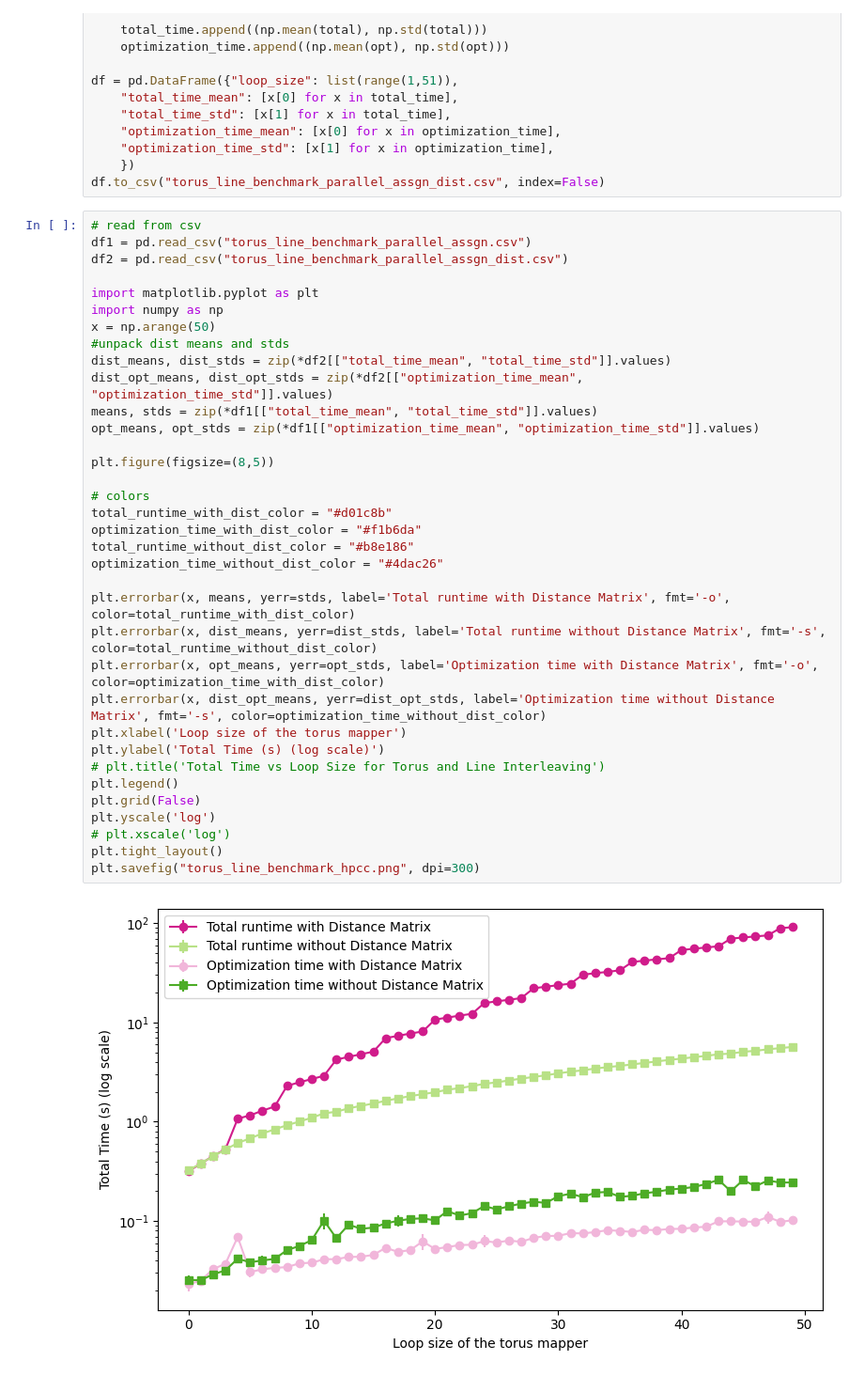
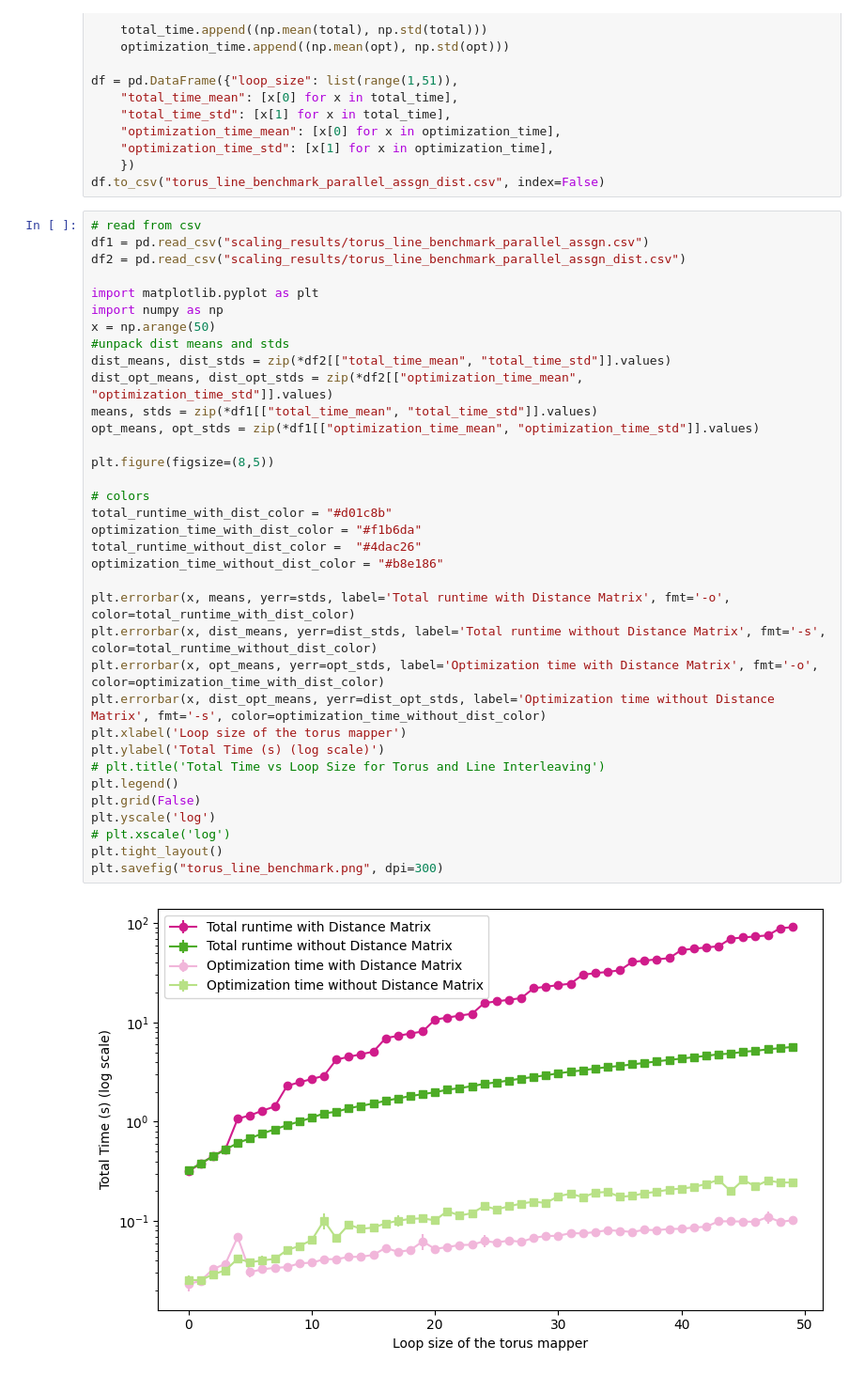
Before and after one commit to ishikaghosh2201/Mapper-Loss-Computation, a Jupyter notebook: torus_line.ipynb, the cells around one changed output. Shown: that part at 94% size. Cells and saved outputs as stored; diff of their text form.

Commit message:
changes in plot color

```diff
--- a/torus_line.ipynb
+++ b/torus_line.ipynb
@@ -108,38 +108,38 @@ df = pd.DataFrame({"loop_size": list(range(1,51)),
 df.to_csv("torus_line_benchmark_parallel_assgn_dist.csv", index=False)
 # %%
 # read from csv
-df1 = pd.read_csv("torus_line_benchmark_parallel_assgn.csv")
-df2 = pd.read_csv("torus_line_benchmark_parallel_assgn_dist.csv")
+df1 = pd.read_csv("scaling_results/torus_line_benchmark_parallel_assgn.csv")
+df2 = pd.read_csv("scaling_results/torus_line_benchmark_parallel_assgn_dist.csv")
 
 import matplotlib.pyplot as plt
 import numpy as np
 x = np.arange(50)
 #unpack dist means and stds
 dist_means, dist_stds = zip(*df2[["total_time_mean", "total_time_std"]].values)
 dist_opt_means, dist_opt_stds = zip(*df2[["optimization_time_mean", "optimization_time_std"]].values)
 means, stds = zip(*df1[["total_time_mean", "total_time_std"]].values)
 opt_means, opt_stds = zip(*df1[["optimization_time_mean", "optimization_time_std"]].values)
 
 plt.figure(figsize=(8,5))
 
 # colors
 total_runtime_with_dist_color = "#d01c8b"
 optimization_time_with_dist_color = "#f1b6da"
-total_runtime_without_dist_color = "#b8e186"
-optimization_time_without_dist_color = "#4dac26"
+total_runtime_without_dist_color =  "#4dac26"
+optimization_time_without_dist_color = "#b8e186"
 
 plt.errorbar(x, means, yerr=stds, label='Total runtime with Distance Matrix', fmt='-o', color=total_runtime_with_dist_color)
 plt.errorbar(x, dist_means, yerr=dist_stds, label='Total runtime without Distance Matrix', fmt='-s', color=total_runtime_without_dist_color)
 plt.errorbar(x, opt_means, yerr=opt_stds, label='Optimization time with Distance Matrix', fmt='-o', color=optimization_time_with_dist_color)
 plt.errorbar(x, dist_opt_means, yerr=dist_opt_stds, label='Optimization time without Distance Matrix', fmt='-s', color=optimization_time_without_dist_color)
 plt.xlabel('Loop size of the torus mapper')
 plt.ylabel('Total Time (s) (log scale)')
 # plt.title('Total Time vs Loop Size for Torus and Line Interleaving')
 plt.legend()
 plt.grid(False)
 plt.yscale('log')
 # plt.xscale('log')
 plt.tight_layout()
-plt.savefig("torus_line_benchmark_hpcc.png", dpi=300)
+plt.savefig("torus_line_benchmark.png", dpi=300)
 # %% [output]
-[figure, old version]
+[figure, new version]
```
Also changed, not shown: 1 other file.
